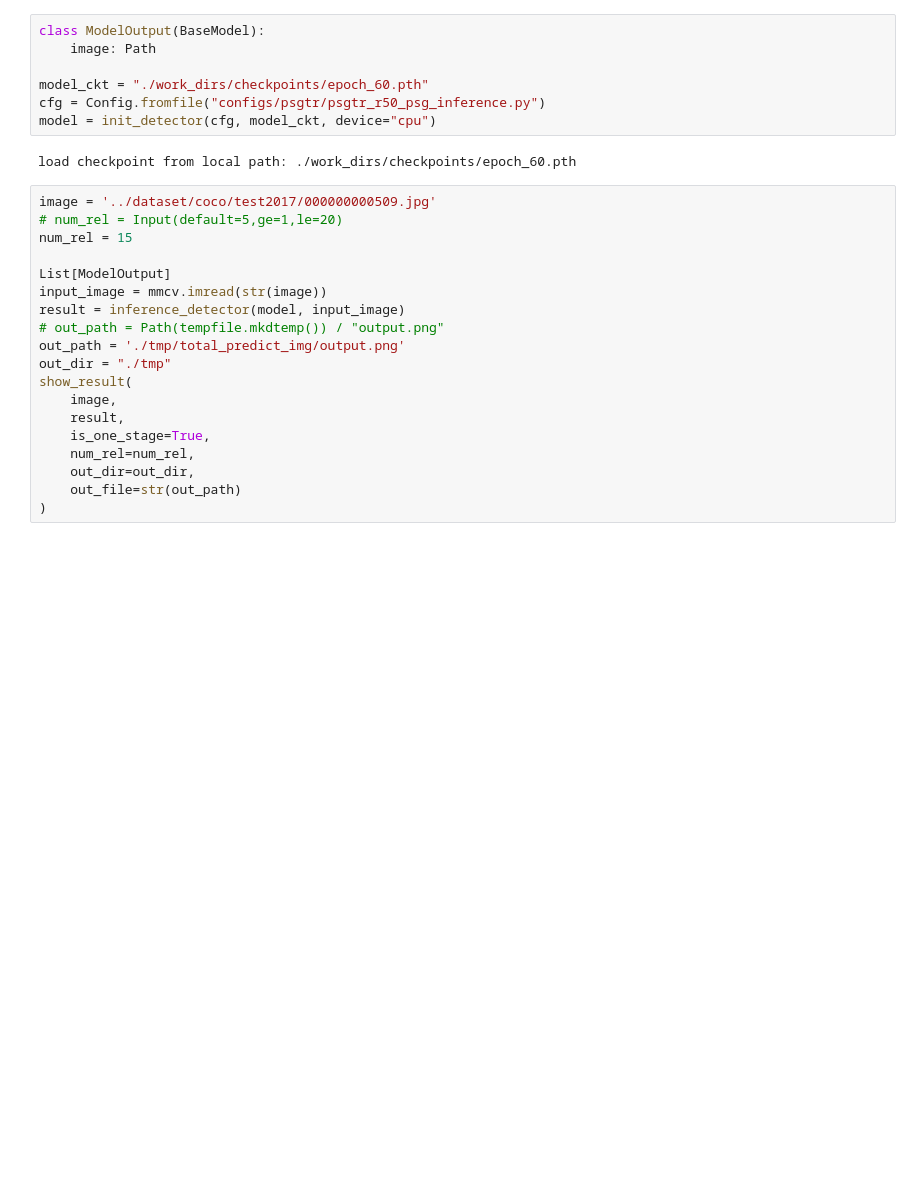
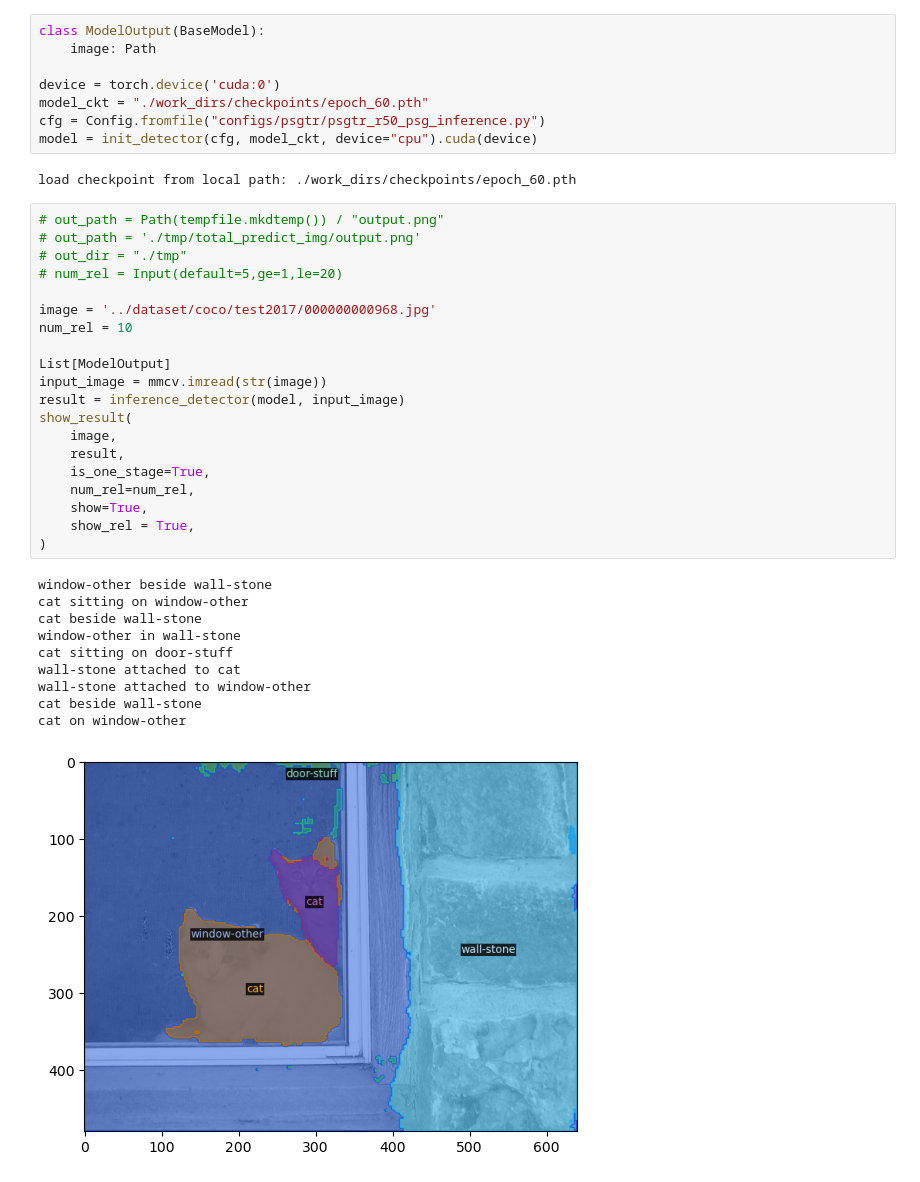
Before and after one commit to jongmin4422/OpenPSG-inference, a Jupyter notebook: inference.ipynb, the cells around one changed output. Saved outputs shown, nothing was run; the diff lists cells and outputs as text; blank space fills up the shorter version.

Commit message:
change inference code

```diff
--- a/inference.ipynb
+++ b/inference.ipynb
@@ -19,27 +27,40 @@ from panopticapi.utils import rgb2id
 class ModelOutput(BaseModel):
     image: Path
 
+device = torch.device('cuda:0')
 model_ckt = "./work_dirs/checkpoints/epoch_60.pth"
 cfg = Config.fromfile("configs/psgtr/psgtr_r50_psg_inference.py")
-model = init_detector(cfg, model_ckt, device="cpu")
+model = init_detector(cfg, model_ckt, device="cpu").cuda(device)
 # %% [output]
 load checkpoint from local path: ./work_dirs/checkpoints/epoch_60.pth
-# %%
-image = '../dataset/coco/test2017/000000000509.jpg'
-# num_rel = Input(default=5,ge=1,le=20)
-num_rel = 15
-
-List[ModelOutput]
-input_image = mmcv.imread(str(image))
-result = inference_detector(model, input_image)
-# out_path = Path(tempfile.mkdtemp()) / "output.png"
-out_path = './tmp/total_predict_img/output.png'
-out_dir = "./tmp"
-show_result(
-    image,
-    result,
-    is_one_stage=True,
-    num_rel=num_rel,
-    out_dir=out_dir,
-    out_file=str(out_path)
-)
+# %%
+# out_path = Path(tempfile.mkdtemp()) / "output.png"
+# out_path = './tmp/total_predict_img/output.png'
+# out_dir = "./tmp"
+# num_rel = Input(default=5,ge=1,le=20)
+
+image = '../dataset/coco/test2017/000000000968.jpg'
+num_rel = 10
+
+List[ModelOutput]
+input_image = mmcv.imread(str(image))
+result = inference_detector(model, input_image)
+show_result(
+    image,
+    result,
+    is_one_stage=True,
+    num_rel=num_rel,
+    show=True,
+    show_rel = True,
+)
+# %% [output]
+window-other beside wall-stone
+cat sitting on window-other
+cat beside wall-stone
+window-other in wall-stone
+cat sitting on door-stuff
+wall-stone attached to cat
+wall-stone attached to window-other
+cat beside wall-stone
+cat on window-other
+[figure, added]
```
Also changed, not shown: parts of 11 cells of this notebook, 19 other files.
